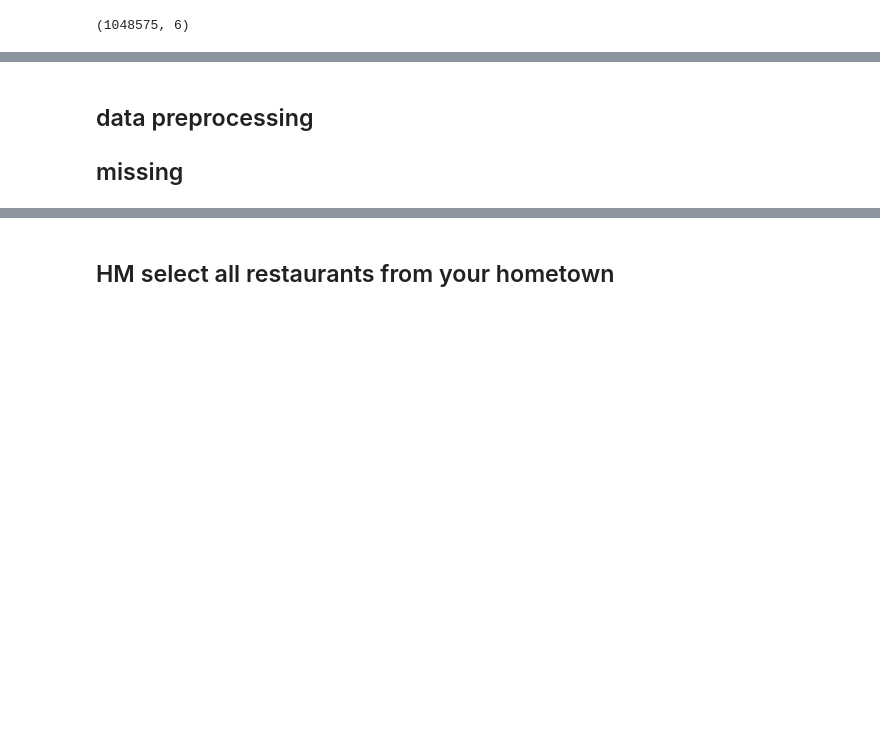
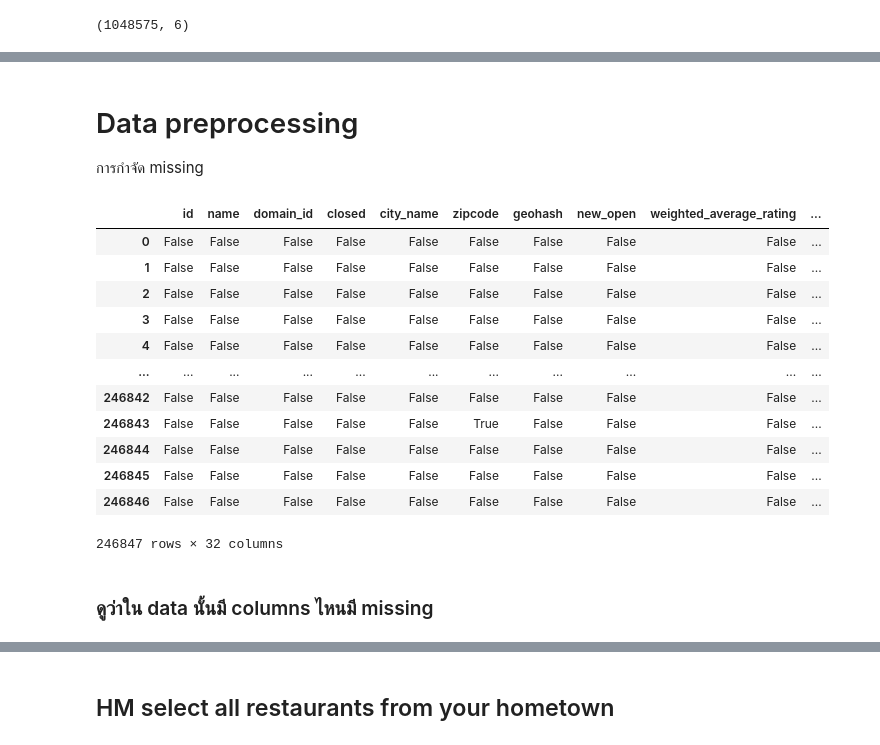
Before and after one commit to Uttaranakron/python_dataviz, a Jupyter notebook: pandas101.ipynb, the cells around one changed output, grey strips where cells are left out. Saved outputs shown, nothing was run; the diff lists cells and outputs as text; code cells hidden in the pictures; blank space fills up the shorter version.

```diff
--- a/pandas101.ipynb
+++ b/pandas101.ipynb
@@ -30,5 +67,23 @@ SyntaxError: invalid syntax (<ipython-input-6-ad01a0520bd6>, line 1)
 # %% [markdown]
-## data preprocessing
-## missing
+# Data preprocessing
+การกำจัด missing
+# %%
+w_restaurant_df.isnull() #ดูทุกค่าใน data ว่ามี missing ไหม
+# %% [output]
+|  | id | name | domain_id | closed | city_name | zipcode | geohash | new_open | weighted_average_rating | ... |
+| 0 | False | False | False | False | False | False | False | False | False | ... |
+| 1 | False | False | False | False | False | False | False | False | False | ... |
+| 2 | False | False | False | False | False | False | False | False | False | ... |
+| 3 | False | False | False | False | False | False | False | False | False | ... |
+| 4 | False | False | False | False | False | False | False | False | False | ... |
+| ... | ... | ... | ... | ... | ... | ... | ... | ... | ... | ... |
+| 246842 | False | False | False | False | False | False | False | False | False | ... |
+| 246843 | False | False | False | False | False | True | False | False | False | ... |
+| 246844 | False | False | False | False | False | False | False | False | False | ... |
+| 246845 | False | False | False | False | False | False | False | False | False | ... |
+| 246846 | False | False | False | False | False | False | False | False | False | ... |
+246847 rows × 32 columns
+# %% [markdown]
+### ดูว่าใน data นั้นมี columns ไหนมี missing
 # %%
 w_restaurant_df.isnull().any()
```
Also changed, not shown: parts of 80 cells of this notebook, 6 other files.
